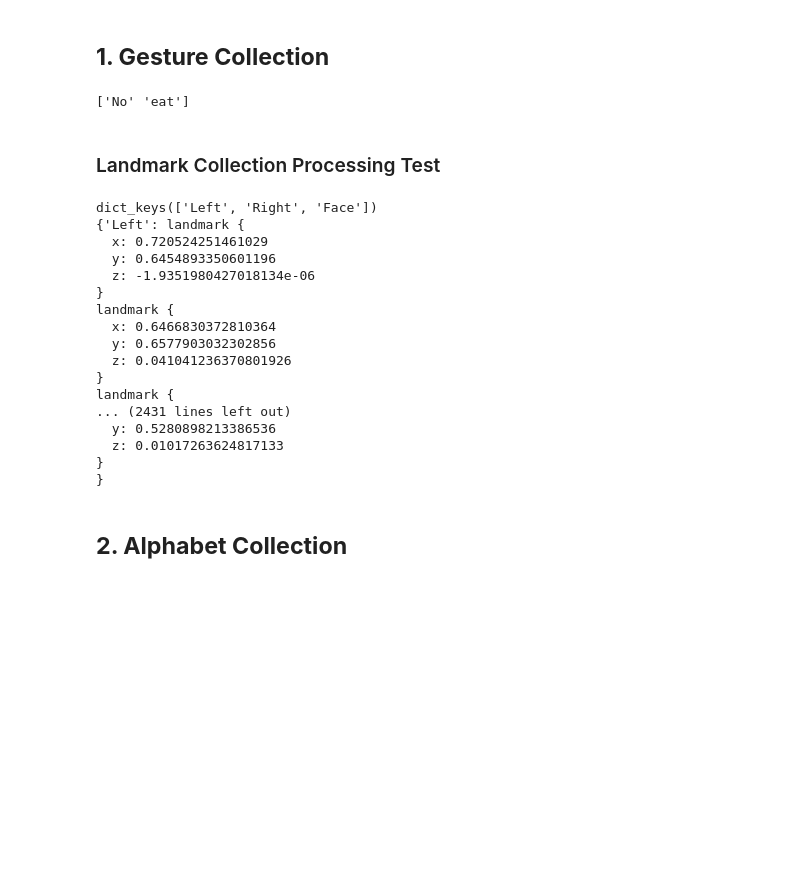
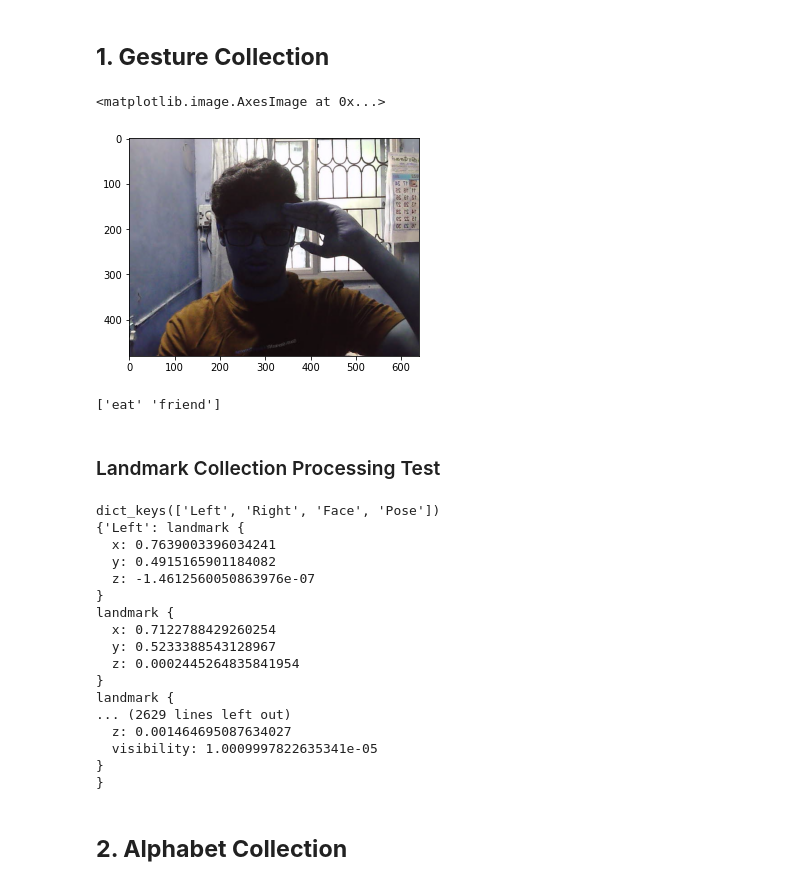
Before and after one commit to Srinivas-Natarajan/Gesture-Recognition-for-Sign-Language-Translation, a Jupyter notebook: ML/playground/Gesture Training.ipynb, the cells around one changed output. Cells and saved outputs as stored; diff of their text form; code cells hidden in the pictures; blank space fills up the shorter version.

```diff
--- a/ML/playground/Gesture Training.ipynb
+++ b/ML/playground/Gesture Training.ipynb
@@ -36,6 +38,16 @@ for action in actions:
             os.makedirs(os.path.join(LANDMARK_PATH, action, str(sequence)))
         except:
             pass
+# %%
+import matplotlib.pyplot as plt
+
+pkl = open('../data/Gesture_Data/Hello/0/2', 'rb')
+im = pickle.load(pkl)
+
+plt.imshow(im)
+# %% [output]
+<matplotlib.image.AxesImage at 0x...>
+[figure, added]
 # %%
 def mediapipe_detection(image, model):
     image = cv2.flip(image, 1)
@@ -67,6 +79,12 @@ for action in actions:
 
                 # Save Landmark Lists for future processing
                 pkl_path = os.path.join(LANDMARK_PATH, action, str(sequence), str(frame_num))
+                img_path = os.path.join(DATA_PATH, action, str(sequence), str(frame_num))
+
+                with open(img_path, 'wb') as im:
+                    pickle.dump(frame, im)
+
+
                 with open(pkl_path, 'wb') as f:
 
                     if result.left_hand_landmarks and result.right_hand_landmarks:
@@ -81,11 +99,11 @@ for action in actions:
                         pickle.dump({"Left":0, "Right":result.right_hand_landmarks,
                                     "Face": result.face_landmarks, "Pose": result.pose_landmarks}, f)
 
-                lh = [[res.x, res.y] for res in result.left_hand_landmarks.landmark] if result.left_hand_landmarks else np.zeros(21*2).reshape(-1,2).tolist()
-                rh = [[res.x, res.y] for res in result.right_hand_landmarks.landmark] if result.right_hand_landmarks else np.zeros(21*2).reshape(-1,2).tolist()
+                # lh = [[res.x, res.y] for res in result.left_hand_landmarks.landmark] if result.left_hand_landmarks else np.zeros(21*2).reshape(-1,2).tolist()
+                # rh = [[res.x, res.y] for res in result.right_hand_landmarks.landmark] if result.right_hand_landmarks else np.zeros(21*2).reshape(-1,2).tolist()
 
-                for i in range(len(lh)):
-                    landmarks.append([lh[i][0], lh[i][1], rh[i][0], rh[i][1]])
+                # for i in range(len(lh)):
+                #     landmarks.append([lh[i][0], lh[i][1], rh[i][0], rh[i][1]])
 
                 # Drawing landmarks on frames
                 mpDraw.draw_landmarks(frame, result.left_hand_landmarks, mp_holistic.HAND_CONNECTIONS) # Draw left hand connections
@@ -108,9 +126,9 @@ for action in actions:
                     cv2.imshow('OpenCV Feed', frame)
 
 
-                npy_path = os.path.join(DATA_PATH, action, str(sequence), str(frame_num))
-                # npy_path = "./MP_Data/" + action + "_" + str(sequence) + "_" + str(frame_num)
-                np.save(npy_path, landmarks)
+                # npy_path = os.path.join(DATA_PATH, action, str(sequence), str(frame_num))
+                # # npy_path = "./MP_Data/" + action + "_" + str(sequence) + "_" + str(frame_num)
+                # np.save(npy_path, landmarks)
 
                 # Break gracefully
                 if cv2.waitKey(10) & 0xFF == ord('q'):
@@ -119,7 +137,7 @@ for action in actions:
 cap.release()
 cv2.destroyAllWindows()
 # %% [output]
-['No' 'eat']
+['eat' 'friend']
 # %%
 cap.release()
 cv2.destroyAllWindows()
@@ -133,27 +151,27 @@ for (dirpath, dirnames, filenames) in os.walk(os.path.join(LANDMARK_PATH, action
 # for (dirpath, dirnames, filenames) in os.walk(os.path.join('./data/MP_Data_Landmarks\ Hello/0')):
 #     print(dirpath, " || ", dirnames, " || ", filenames)
 
-with open("./data/MP_Data_Landmarks/Hello/0/0", 'rb') as f:
+with open("../data/Gesture_Landmarks/Hello/0/0", 'rb') as f:
     temp = pickle.load(f)
 
 print(temp.keys())
 print(temp)
 # %% [output]
-dict_keys(['Left', 'Right', 'Face'])
+dict_keys(['Left', 'Right', 'Face', 'Pose'])
 {'Left': landmark {
-  x: 0.720524251461029
-  y: 0.6454893350601196
-  z: -1.9351980427018134e-06
+  x: 0.7639003396034241
+  y: 0.4915165901184082
+  z: -1.4612560050863976e-07
 }
 landmark {
-  x: 0.6466830372810364
-  y: 0.6577903032302856
-  z: 0.041041236370801926
+  x: 0.7122788429260254
+  y: 0.5233388543128967
+  z: 0.0002445264835841954
 }
 landmark {
-... (2431 lines left out)
-  y: 0.5280898213386536
-  z: 0.01017263624817133
+... (2629 lines left out)
+  z: 0.001464695087634027
+  visibility: 1.0009997822635341e-05
 }
 }
 # %% [markdown]
```
Also changed, not shown: parts of 2 cells of this notebook, 3 other files.
